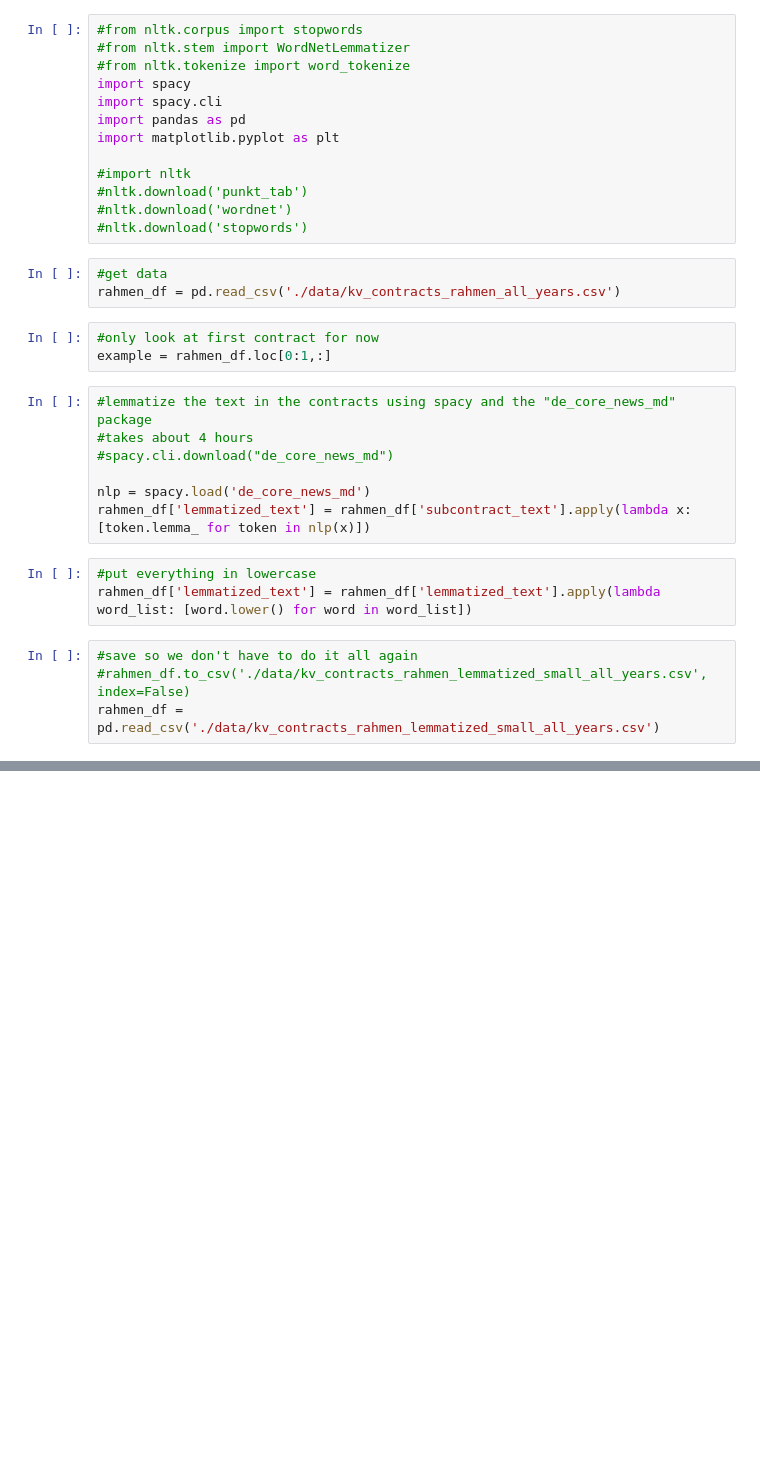
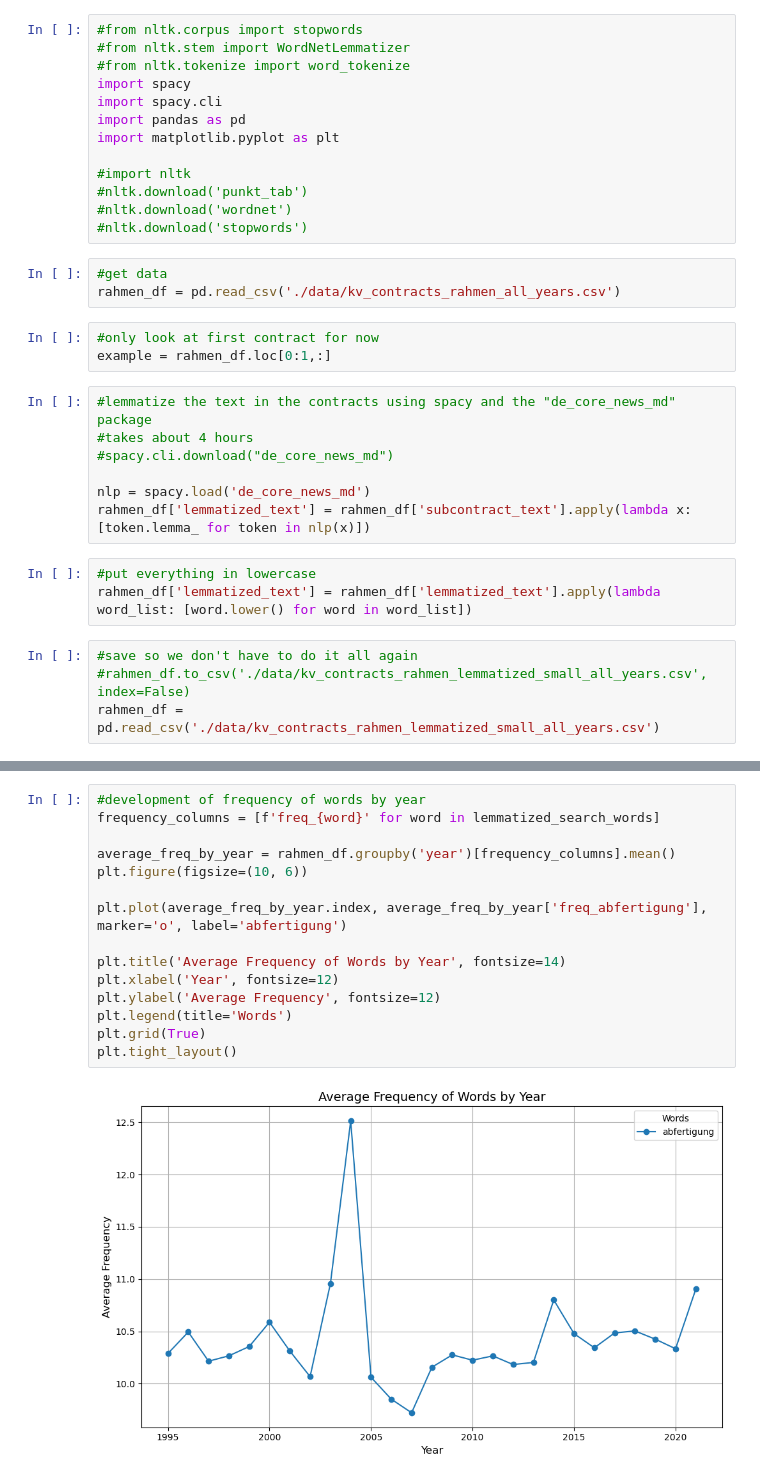
Before and after one commit to jakawall/Collective_Bargaining_Scraping, a Jupyter notebook: text_analysis.ipynb, the cells around one changed output, grey strips where cells are left out. Drawn from its saved outputs; the diff is of its cells as text; blank space fills up the shorter version.

```diff
--- a/text_analysis.ipynb
+++ b/text_analysis.ipynb
@@ -85,0 +85,17 @@ plt.savefig("./output/number_words_year.png", dpi=300, bbox_inches='tight')
+# %%
+#development of frequency of words by year
+frequency_columns = [f'freq_{word}' for word in lemmatized_search_words]
+
+average_freq_by_year = rahmen_df.groupby('year')[frequency_columns].mean()
+plt.figure(figsize=(10, 6))
+
+plt.plot(average_freq_by_year.index, average_freq_by_year['freq_abfertigung'], marker='o', label='abfertigung')
+
+plt.title('Average Frequency of Words by Year', fontsize=14)
+plt.xlabel('Year', fontsize=12)
+plt.ylabel('Average Frequency', fontsize=12)
+plt.legend(title='Words')
+plt.grid(True)
+plt.tight_layout()
+# %% [output]
+[figure, added]
```
Also changed, not shown: parts of 3 cells of this notebook, 12 other files.
